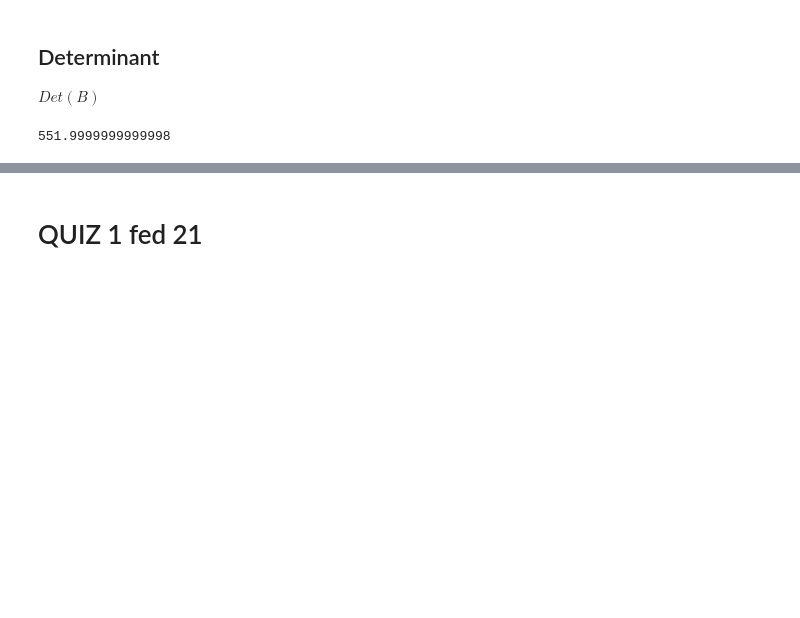
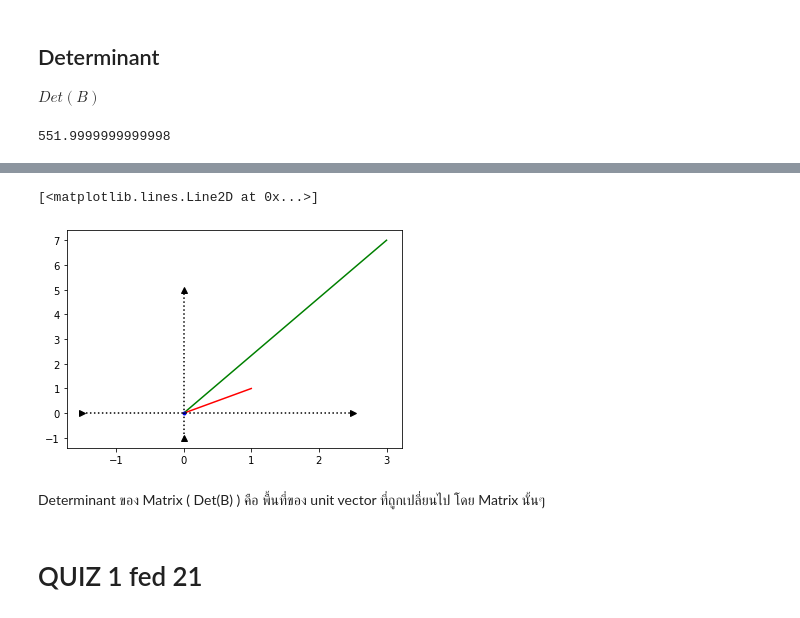
Before and after one commit to siriwat-heart/Multivariate, a Jupyter notebook: MVA001.ipynb, the cells around one changed output, grey strips where cells are left out. Saved outputs shown, nothing was run; the diff lists cells and outputs as text; code cells hidden in the pictures; blank space fills up the shorter version.

```diff
--- a/MVA001.ipynb
+++ b/MVA001.ipynb
@@ -110,2 +142,13 @@ np.linalg.det(B)
+# %%
+plt.plot([0,Bv[0,0]],[0,Bv[1,0]], '-g') ## vector Bv
+plt.plot([0,1],[0,1], '-r') ## vector [1,1]
+plt.plot(0,0, '.b')
+plt.plot([0,0],[-1,5],'^:k')
+plt.plot([-1.5,2.5],[0,0],'>:k')
+# %% [output]
+[<matplotlib.lines.Line2D at 0x...>]
+[figure, added]
+# %% [markdown]
+Determinant ของ Matrix ( Det(B) ) คือ พื้นที่ของ unit vector ที่ถูกเปลี่ยนไป โดย Matrix นั้นๆ
 # %% [markdown]
 # QUIZ 1 fed 21
```
Also changed, not shown: parts of 24 cells of this notebook.
